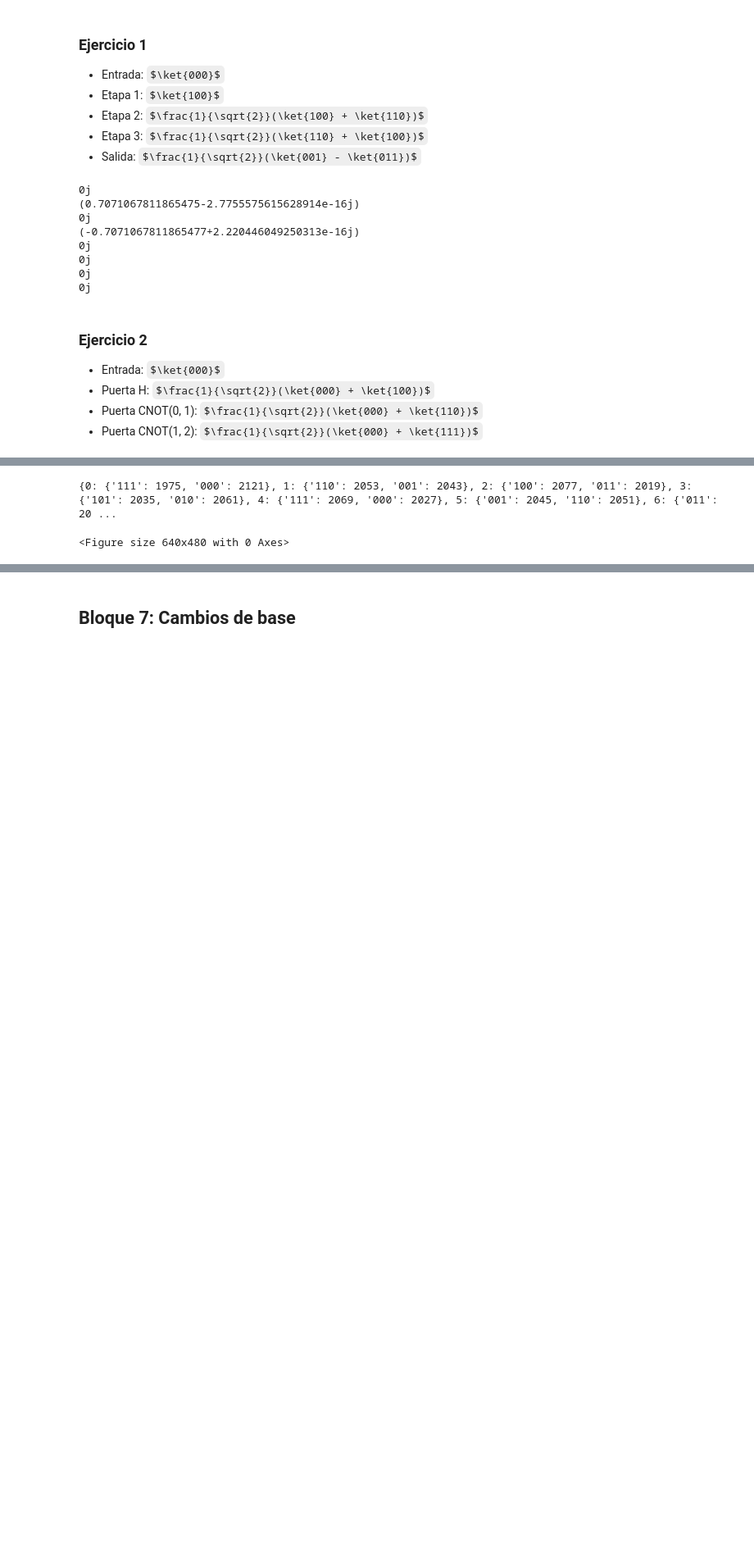
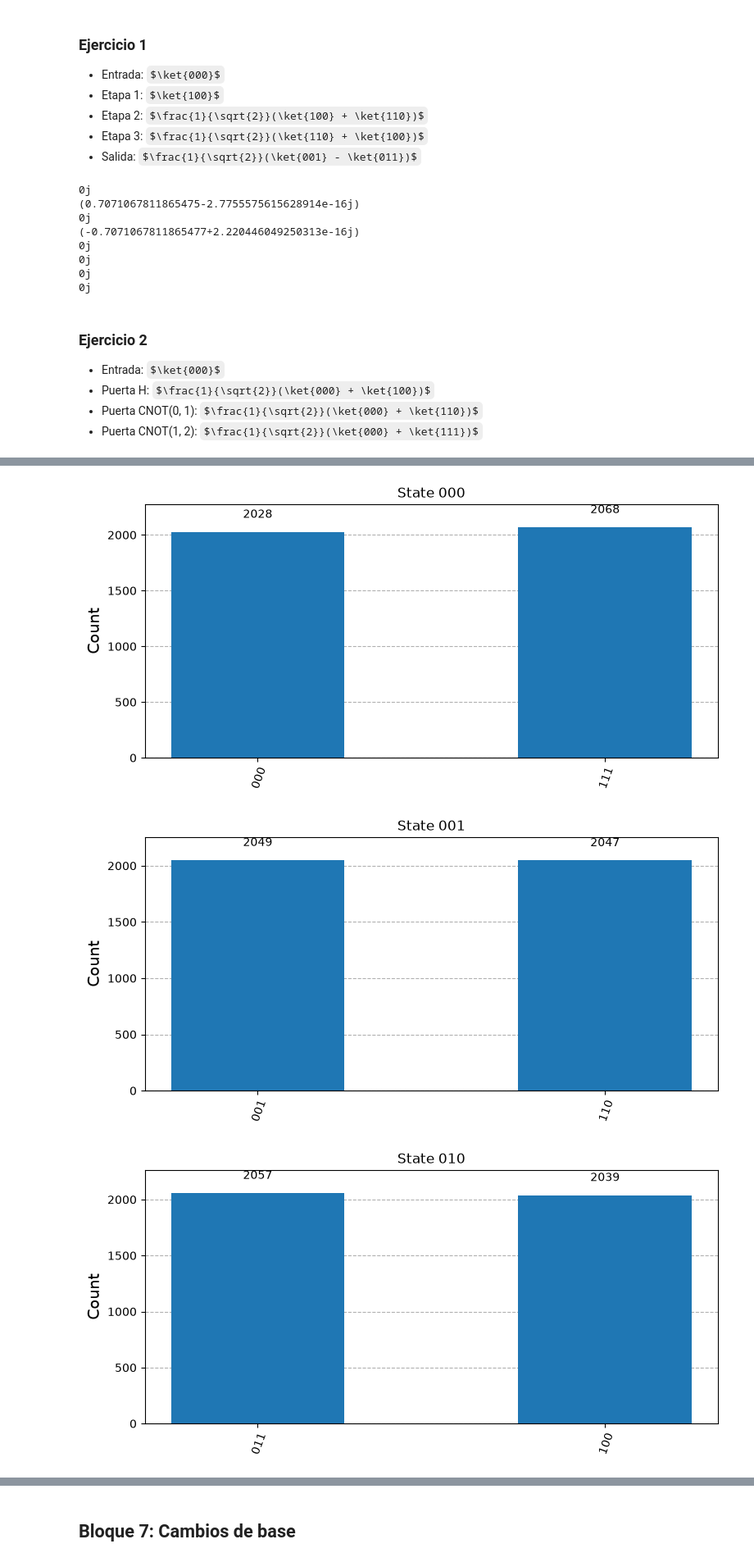
Before and after one commit to zhengzhu14/quantum_circuit_lab, a Jupyter notebook: Pr1/pr1.ipynb, the cells around one changed output, grey strips where cells are left out. Shown at 82% size. Drawn from its saved outputs; the diff is of its cells as text; code cells hidden in the pictures; some formulas as TeX source; blank space fills up the shorter version.

```diff
--- a/Pr1/pr1.ipynb
+++ b/Pr1/pr1.ipynb
@@ -1061,6 +1061,8 @@ for value in svector.data:
 # %%
 backend = Aer.get_backend('qasm_simulator')
 all_counts = {}
+initial_sv = []
+final_sv = []
 
 for i in range(8):
     qc = QuantumCircuit(3, 3)
@@ -1074,9 +1076,13 @@ for i in range(8):
     if ((i//2)//2)%2 == 1:
         qc.x(2)
 
+    initial_sv.append(Statevector(qc))
+
     qc.h(2)
     qc.cx(2, 1)
     qc.cx(1, 0)
+
+    final_sv.append(Statevector(qc))
 
     qc.measure([0, 1, 2], [0, 1, 2])
 
@@ -1101,11 +1107,11 @@ Estado |7> : {'101': 2108, '010': 1988}
-# %%
-print(all_counts)
-# %% [output]
-{0: {'111': 1975, '000': 2121}, 1: {'110': 2053, '001': 2043}, 2: {'100': 2077, '011': 2019}, 3: {'101': 2035, '010': 2061}, 4: {'111': 2069, '000': 2027}, 5: {'001': 2045, '110': 2051}, 6: {'011': 20 ...
-# %%
-leg = ['State 000', 'State 001', 'State 010','State 011', 'State 100', 'State 101', 'State 110', 'State 111']
-
-fig = plot_histogram([c for c in all_counts.values()], figsize= (10, 5),   legend=leg, sort='asc')
-fig.savefig(f'./figures/b6_e2_histograms.png', dpi = 400, bbox_inches = 'tight')
-# %% [output]
-<Figure size 640x480 with 0 Axes>
+# %%
+leg = ['State 000', 'State 001', 'State 010','State 011', 'State 100', 'State 101', 'State 110', 'State 111']
+cs = [c for c in all_counts.values()]
+
+for i in range(len(leg)):
+    fig = plot_histogram(cs[i], figsize = (8, 4), title = f'{leg[i]}')
+    display(fig)
+# %% [output]
+[figure, added]
+[figure, added]
+[figure, added]
```
Also changed, not shown: parts of 8 cells of this notebook, 17 other files.
